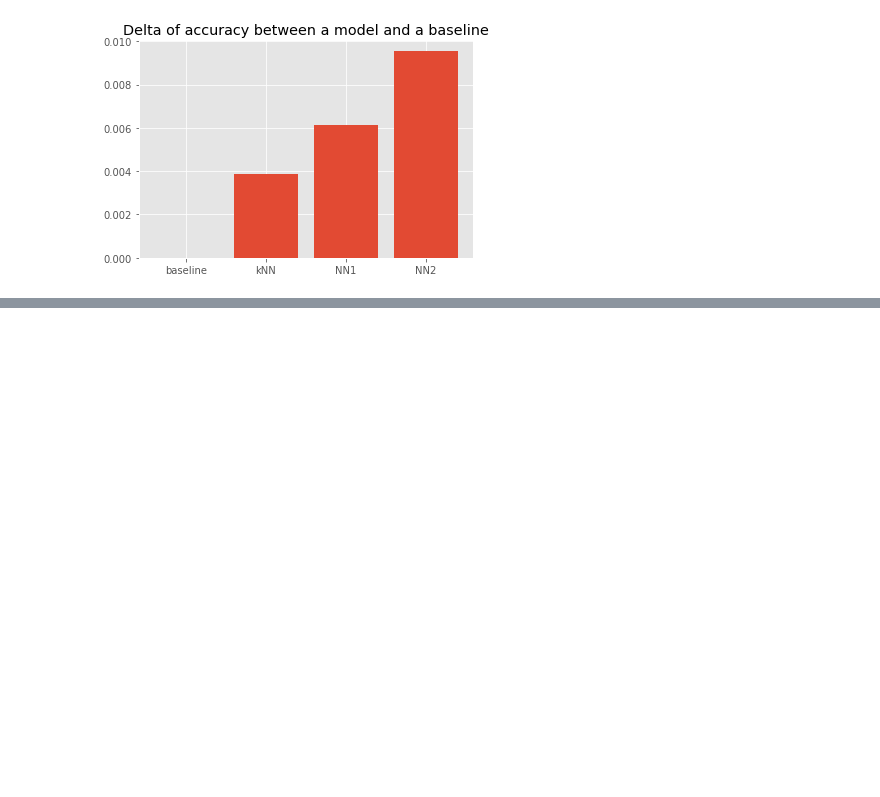
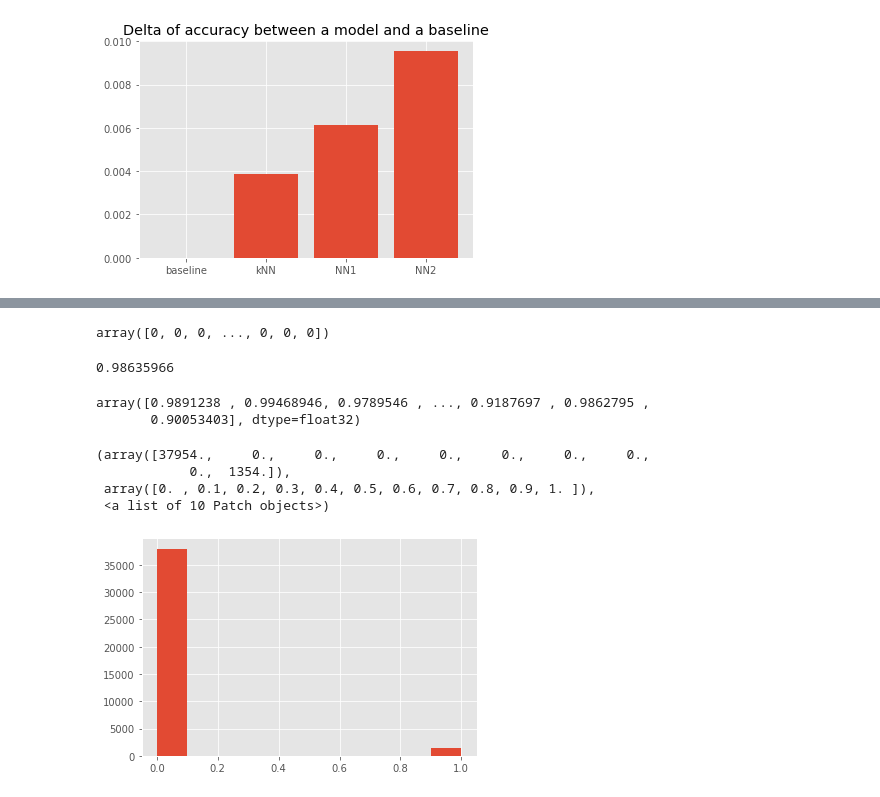
Before and after one commit to alexsokolowska/widsdatathon2020, a Jupyter notebook: WiDS_Datathon.ipynb, the cells around one changed output, grey strips where cells are left out. Saved outputs shown, nothing was run; the diff lists cells and outputs as text; code cells hidden in the pictures; blank space fills up the shorter version.

```diff
--- a/WiDS_Datathon.ipynb
+++ b/WiDS_Datathon.ipynb
@@ -669,0 +981,3 @@ Text(0.5, 1.0, 'Delta of accuracy between a model and a baseline')
+# %%
+# standardize data
+test_scale = scaler.transform(test2)
@@ -669,0 +986,21 @@ Text(0.5, 1.0, 'Delta of accuracy between a model and a baseline')
+# %%
+rs_model.predict_classes(test_scale)
+# %% [output]
+array([0, 0, 0, ..., 0, 0, 0])
+# %%
+y_pred_proba[:,1] #probability of death
+# %% [output]
+0.98635966
+# %%
+y_pred_proba[:,0] #probability of survival
+# %% [output]
+array([0.9891238 , 0.99468946, 0.9789546 , ..., 0.9187697 , 0.9862795 ,
+       0.90053403], dtype=float32)
+# %%
+plt.hist(rs_model.predict_classes(test_scale))
+# %% [output]
+(array([37954.,     0.,     0.,     0.,     0.,     0.,     0.,     0.,
+            0.,  1354.]),
+ array([0. , 0.1, 0.2, 0.3, 0.4, 0.5, 0.6, 0.7, 0.8, 0.9, 1. ]),
+ <a list of 10 Patch objects>)
+[figure, added]
```
Also changed, not shown: parts of 52 cells of this notebook, 2 other files.
